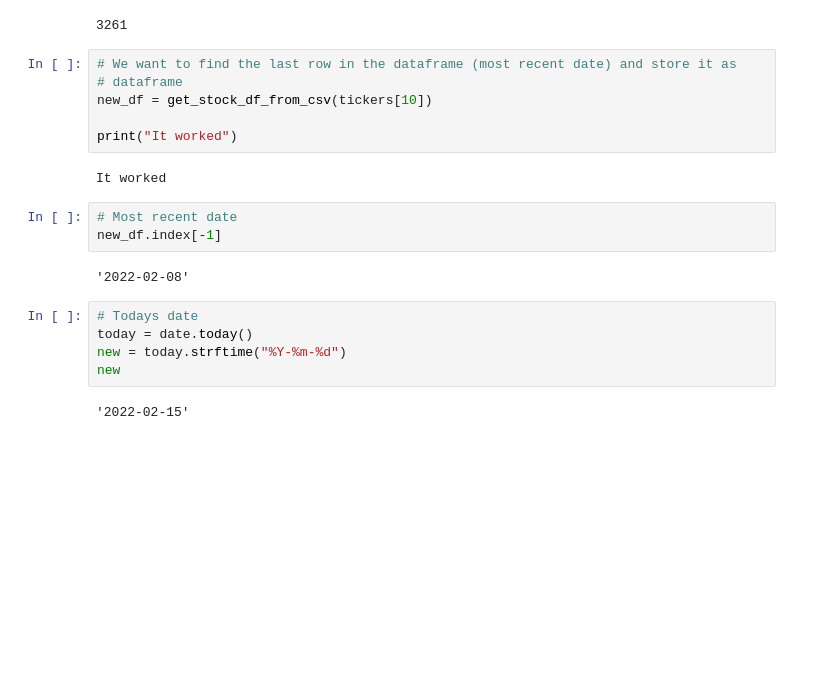
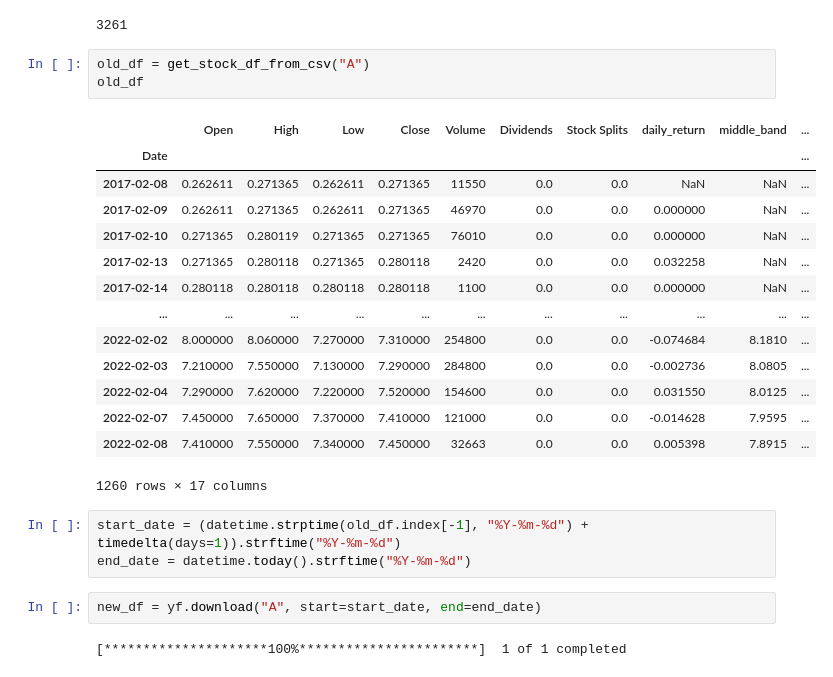
Before and after one commit to charliecoleman97/investing, a Jupyter notebook: daily_data_grabber.ipynb, the cells around one changed output. Saved outputs shown, nothing was run; the diff lists cells and outputs as text; blank space fills up the shorter version.

Commit message:
Making progress on data grabber
Having issues with appending the new df with old one becuase the date is used as an index

```diff
--- a/daily_data_grabber.ipynb
+++ b/daily_data_grabber.ipynb
@@ -30,23 +30,28 @@ tickers.sort()
 len(tickers)
 # %% [output]
 3261
-# %%
-# We want to find the last row in the dataframe (most recent date) and store it as
-# dataframe
-new_df = get_stock_df_from_csv(tickers[10])
-
-print("It worked")
-# %% [output]
-It worked
-# %%
-# Most recent date
-new_df.index[-1]
-# %% [output]
-'2022-02-08'
-# %%
-# Todays date
-today = date.today()
-new = today.strftime("%Y-%m-%d")
-new
-# %% [output]
-'2022-02-15'
+# %%
+old_df = get_stock_df_from_csv("A")
+old_df
+# %% [output]
+|  | Open | High | Low | Close | Volume | Dividends | Stock Splits | daily_return | middle_band | ... |
+| Date |  |  |  |  |  |  |  |  |  | ... |
+| 2017-02-08 | 0.262611 | 0.271365 | 0.262611 | 0.271365 | 11550 | 0.0 | 0.0 | NaN | NaN | ... |
+| 2017-02-09 | 0.262611 | 0.271365 | 0.262611 | 0.271365 | 46970 | 0.0 | 0.0 | 0.000000 | NaN | ... |
+| 2017-02-10 | 0.271365 | 0.280119 | 0.271365 | 0.271365 | 76010 | 0.0 | 0.0 | 0.000000 | NaN | ... |
+| 2017-02-13 | 0.271365 | 0.280118 | 0.271365 | 0.280118 | 2420 | 0.0 | 0.0 | 0.032258 | NaN | ... |
+| 2017-02-14 | 0.280118 | 0.280118 | 0.280118 | 0.280118 | 1100 | 0.0 | 0.0 | 0.000000 | NaN | ... |
+| ... | ... | ... | ... | ... | ... | ... | ... | ... | ... | ... |
+| 2022-02-02 | 8.000000 | 8.060000 | 7.270000 | 7.310000 | 254800 | 0.0 | 0.0 | -0.074684 | 8.1810 | ... |
+| 2022-02-03 | 7.210000 | 7.550000 | 7.130000 | 7.290000 | 284800 | 0.0 | 0.0 | -0.002736 | 8.0805 | ... |
+| 2022-02-04 | 7.290000 | 7.620000 | 7.220000 | 7.520000 | 154600 | 0.0 | 0.0 | 0.031550 | 8.0125 | ... |
+| 2022-02-07 | 7.450000 | 7.650000 | 7.370000 | 7.410000 | 121000 | 0.0 | 0.0 | -0.014628 | 7.9595 | ... |
+| 2022-02-08 | 7.410000 | 7.550000 | 7.340000 | 7.450000 | 32663 | 0.0 | 0.0 | 0.005398 | 7.8915 | ... |
+1260 rows × 17 columns
+# %%
+start_date = (datetime.strptime(old_df.index[-1], "%Y-%m-%d") + timedelta(days=1)).strftime("%Y-%m-%d")
+end_date = datetime.today().strftime("%Y-%m-%d")
+# %%
+new_df = yf.download("A", start=start_date, end=end_date)
+# %% [output]
+[*********************100%***********************]  1 of 1 completed
```
Also changed, not shown: parts of 6 cells of this notebook, 1 other file.
